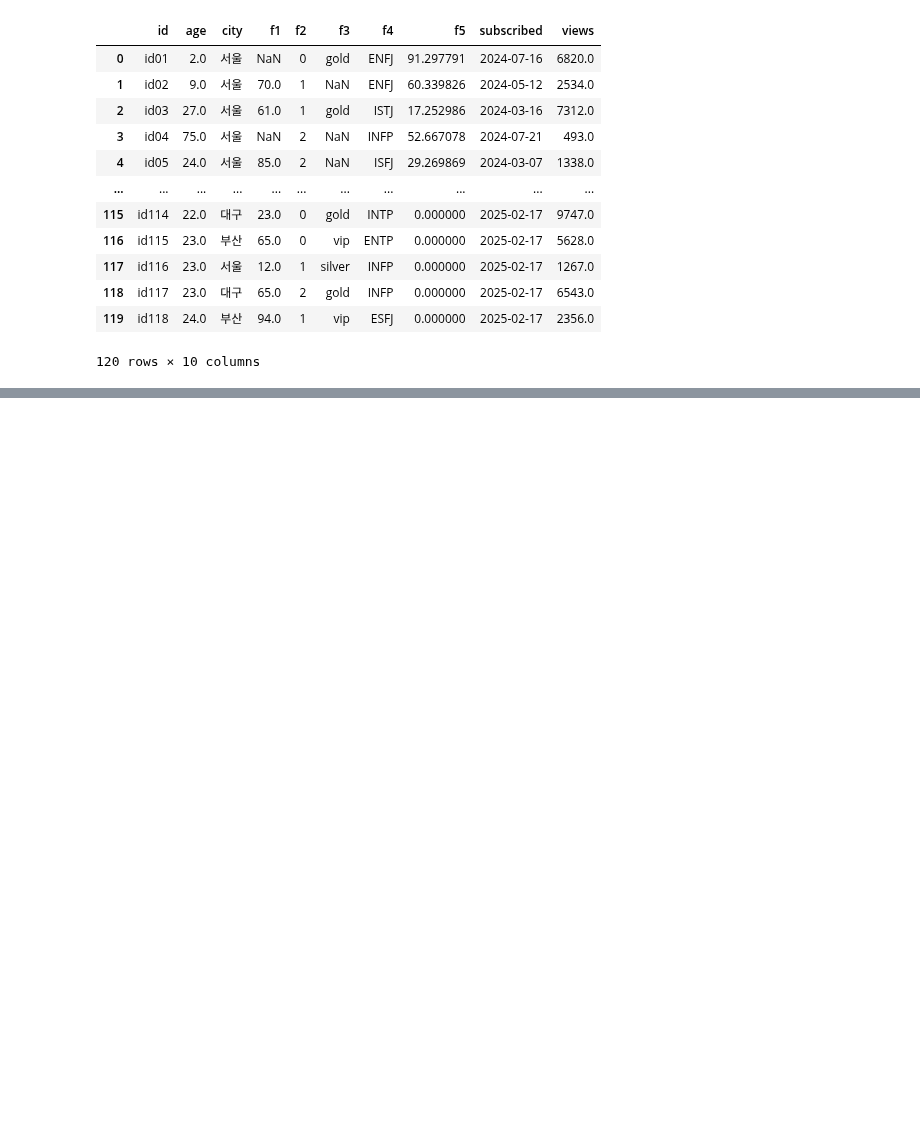
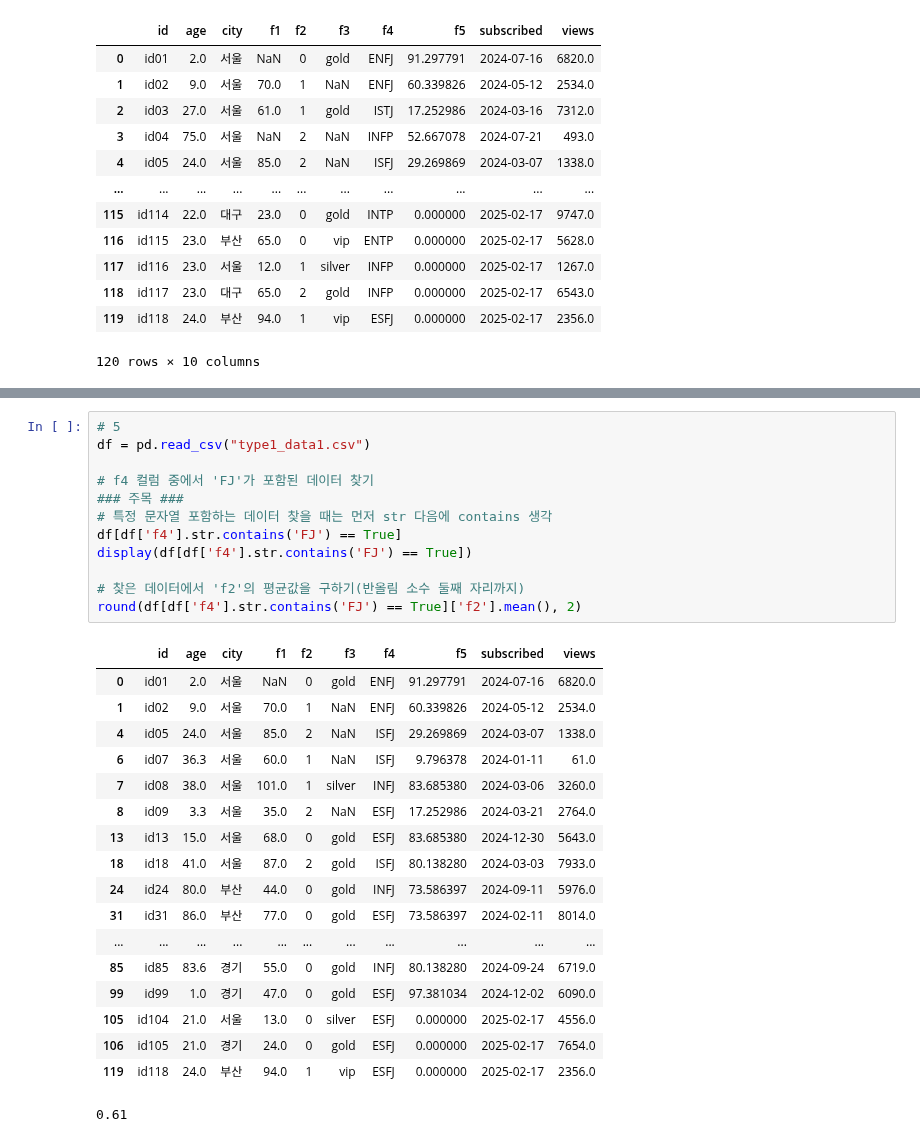
Before and after one commit to YoungriKIM/Engineer_Big_Data_Analysis, a Jupyter notebook: 퇴근후딴짓/part1/ch3/selfstudy.ipynb, the cells around one changed output, grey strips where cells are left out. Drawn from its saved outputs; the diff is of its cells as text; blank space fills up the shorter version.

```diff
--- a/퇴근후딴짓/part1/ch3/selfstudy.ipynb
+++ b/퇴근후딴짓/part1/ch3/selfstudy.ipynb
@@ -41,0 +134,31 @@ pd.co
+# %%
+# 5
+df = pd.read_csv("type1_data1.csv")
+
+# f4 컬럼 중에서 'FJ'가 포함된 데이터 찾기
+### 주목 ###
+# 특정 문자열 포함하는 데이터 찾을 때는 먼저 str 다음에 contains 생각
+df[df['f4'].str.contains('FJ') == True]
+display(df[df['f4'].str.contains('FJ') == True])
+
+# 찾은 데이터에서 'f2'의 평균값을 구하기(반올림 소수 둘째 자리까지)
+round(df[df['f4'].str.contains('FJ') == True]['f2'].mean(), 2)
+# %% [output]
+|  | id | age | city | f1 | f2 | f3 | f4 | f5 | subscribed | views |
+| 0 | id01 | 2.0 | 서울 | NaN | 0 | gold | ENFJ | 91.297791 | 2024-07-16 | 6820.0 |
+| 1 | id02 | 9.0 | 서울 | 70.0 | 1 | NaN | ENFJ | 60.339826 | 2024-05-12 | 2534.0 |
+| 4 | id05 | 24.0 | 서울 | 85.0 | 2 | NaN | ISFJ | 29.269869 | 2024-03-07 | 1338.0 |
+| 6 | id07 | 36.3 | 서울 | 60.0 | 1 | NaN | ISFJ | 9.796378 | 2024-01-11 | 61.0 |
+| 7 | id08 | 38.0 | 서울 | 101.0 | 1 | silver | INFJ | 83.685380 | 2024-03-06 | 3260.0 |
+| 8 | id09 | 3.3 | 서울 | 35.0 | 2 | NaN | ESFJ | 17.252986 | 2024-03-21 | 2764.0 |
+| 13 | id13 | 15.0 | 서울 | 68.0 | 0 | gold | ESFJ | 83.685380 | 2024-12-30 | 5643.0 |
+| 18 | id18 | 41.0 | 서울 | 87.0 | 2 | gold | ISFJ | 80.138280 | 2024-03-03 | 7933.0 |
+| 24 | id24 | 80.0 | 부산 | 44.0 | 0 | gold | INFJ | 73.586397 | 2024-09-11 | 5976.0 |
+| 31 | id31 | 86.0 | 부산 | 77.0 | 0 | gold | ESFJ | 73.586397 | 2024-02-11 | 8014.0 |
+| ... | ... | ... | ... | ... | ... | ... | ... | ... | ... | ... |
+| 85 | id85 | 83.6 | 경기 | 55.0 | 0 | gold | INFJ | 80.138280 | 2024-09-24 | 6719.0 |
+| 99 | id99 | 1.0 | 경기 | 47.0 | 0 | gold | ESFJ | 97.381034 | 2024-12-02 | 6090.0 |
+| 105 | id104 | 21.0 | 서울 | 13.0 | 0 | silver | ESFJ | 0.000000 | 2025-02-17 | 4556.0 |
+| 106 | id105 | 21.0 | 경기 | 24.0 | 0 | gold | ESFJ | 0.000000 | 2025-02-17 | 7654.0 |
+| 119 | id118 | 24.0 | 부산 | 94.0 | 1 | vip | ESFJ | 0.000000 | 2025-02-17 | 2356.0 |
+0.61
```
Also changed, not shown: parts of 8 cells of this notebook.
